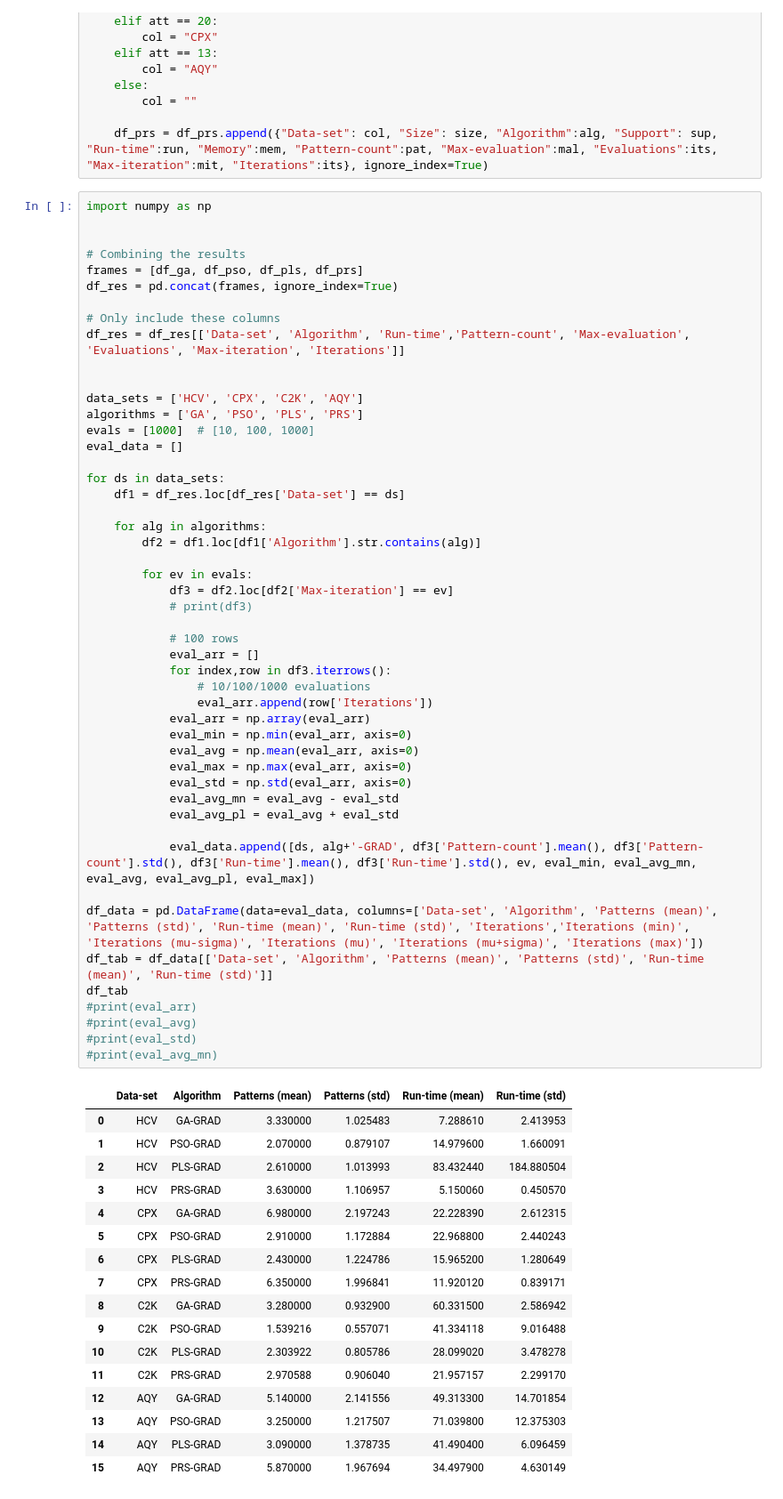
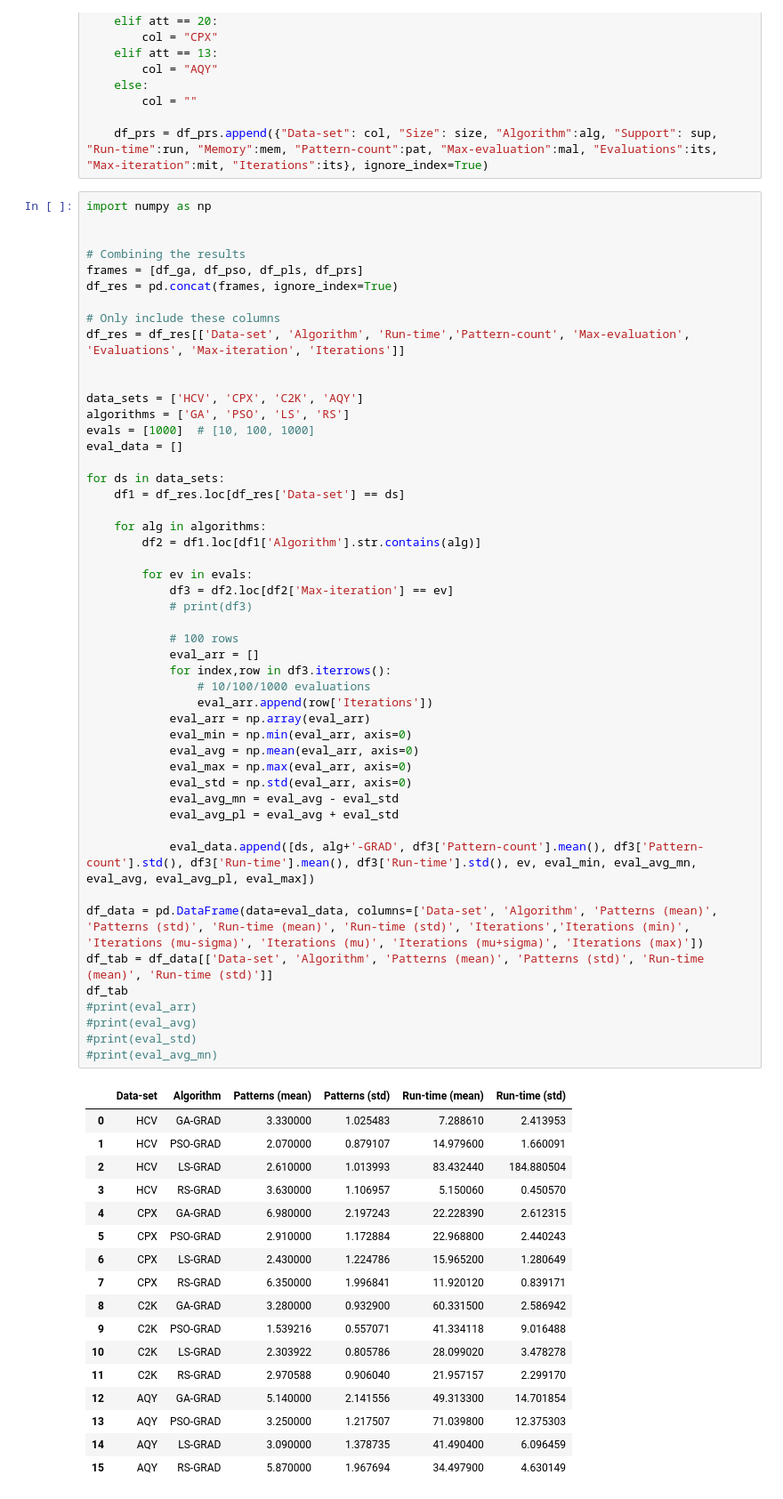
Before and after one commit to owuordickson/meso-hpc-lr, a Jupyter notebook: results/swarmgp/analysis_v2.ipynb, the cells around one changed output. Shown at 89% size. Saved outputs shown, nothing was run; the diff lists cells and outputs as text.

```diff
--- a/results/swarmgp/analysis_v2.ipynb
+++ b/results/swarmgp/analysis_v2.ipynb
@@ -279,7 +279,7 @@ df_res = df_res[['Data-set', 'Algorithm', 'Run-time','Pattern-count', 'Max-evalu
 
 
 data_sets = ['HCV', 'CPX', 'C2K', 'AQY']
-algorithms = ['GA', 'PSO', 'PLS', 'PRS']
+algorithms = ['GA', 'PSO', 'LS', 'RS']
 evals = [1000]  # [10, 100, 1000]
 eval_data = []
 
@@ -292,47 +292,47 @@ for ds in data_sets:
         for ev in evals:
             df3 = df2.loc[df2['Max-iteration'] == ev]
             # print(df3)
 
             # 100 rows
             eval_arr = []
             for index,row in df3.iterrows():
                 # 10/100/1000 evaluations
                 eval_arr.append(row['Iterations'])
             eval_arr = np.array(eval_arr)
             eval_min = np.min(eval_arr, axis=0)
             eval_avg = np.mean(eval_arr, axis=0)
             eval_max = np.max(eval_arr, axis=0)
             eval_std = np.std(eval_arr, axis=0)
             eval_avg_mn = eval_avg - eval_std
             eval_avg_pl = eval_avg + eval_std
 
             eval_data.append([ds, alg+'-GRAD', df3['Pattern-count'].mean(), df3['Pattern-count'].std(), df3['Run-time'].mean(), df3['Run-time'].std(), ev, eval_min, eval_avg_mn, eval_avg, eval_avg_pl, eval_max])
 
 df_data = pd.DataFrame(data=eval_data, columns=['Data-set', 'Algorithm', 'Patterns (mean)', 'Patterns (std)', 'Run-time (mean)', 'Run-time (std)', 'Iterations','Iterations (min)', 'Iterations (mu-sigma)', 'Iterations (mu)', 'Iterations (mu+sigma)', 'Iterations (max)'])
 df_tab = df_data[['Data-set', 'Algorithm', 'Patterns (mean)', 'Patterns (std)', 'Run-time (mean)', 'Run-time (std)']]
 df_tab
 #print(eval_arr)
 #print(eval_avg)
 #print(eval_std)
 #print(eval_avg_mn)
 # %% [output]
 |  | Data-set | Algorithm | Patterns (mean) | Patterns (std) | Run-time (mean) | Run-time (std) |
 | 0 | HCV | GA-GRAD | 3.330000 | 1.025483 | 7.288610 | 2.413953 |
 | 1 | HCV | PSO-GRAD | 2.070000 | 0.879107 | 14.979600 | 1.660091 |
-| 2 | HCV | PLS-GRAD | 2.610000 | 1.013993 | 83.432440 | 184.880504 |
-| 3 | HCV | PRS-GRAD | 3.630000 | 1.106957 | 5.150060 | 0.450570 |
+| 2 | HCV | LS-GRAD | 2.610000 | 1.013993 | 83.432440 | 184.880504 |
+| 3 | HCV | RS-GRAD | 3.630000 | 1.106957 | 5.150060 | 0.450570 |
 | 4 | CPX | GA-GRAD | 6.980000 | 2.197243 | 22.228390 | 2.612315 |
 | 5 | CPX | PSO-GRAD | 2.910000 | 1.172884 | 22.968800 | 2.440243 |
-| 6 | CPX | PLS-GRAD | 2.430000 | 1.224786 | 15.965200 | 1.280649 |
-| 7 | CPX | PRS-GRAD | 6.350000 | 1.996841 | 11.920120 | 0.839171 |
+| 6 | CPX | LS-GRAD | 2.430000 | 1.224786 | 15.965200 | 1.280649 |
+| 7 | CPX | RS-GRAD | 6.350000 | 1.996841 | 11.920120 | 0.839171 |
 | 8 | C2K | GA-GRAD | 3.280000 | 0.932900 | 60.331500 | 2.586942 |
 | 9 | C2K | PSO-GRAD | 1.539216 | 0.557071 | 41.334118 | 9.016488 |
-| 10 | C2K | PLS-GRAD | 2.303922 | 0.805786 | 28.099020 | 3.478278 |
-| 11 | C2K | PRS-GRAD | 2.970588 | 0.906040 | 21.957157 | 2.299170 |
+| 10 | C2K | LS-GRAD | 2.303922 | 0.805786 | 28.099020 | 3.478278 |
+| 11 | C2K | RS-GRAD | 2.970588 | 0.906040 | 21.957157 | 2.299170 |
 | 12 | AQY | GA-GRAD | 5.140000 | 2.141556 | 49.313300 | 14.701854 |
 | 13 | AQY | PSO-GRAD | 3.250000 | 1.217507 | 71.039800 | 12.375303 |
-| 14 | AQY | PLS-GRAD | 3.090000 | 1.378735 | 41.490400 | 6.096459 |
-| 15 | AQY | PRS-GRAD | 5.870000 | 1.967694 | 34.497900 | 4.630149 |
+| 14 | AQY | LS-GRAD | 3.090000 | 1.378735 | 41.490400 | 6.096459 |
+| 15 | AQY | RS-GRAD | 5.870000 | 1.967694 | 34.497900 | 4.630149 |
 # %%
 # Plotting the results
 import matplotlib.pyplot as plt
```
Also changed, not shown: parts of 1 cell of this notebook, 1 other file.
